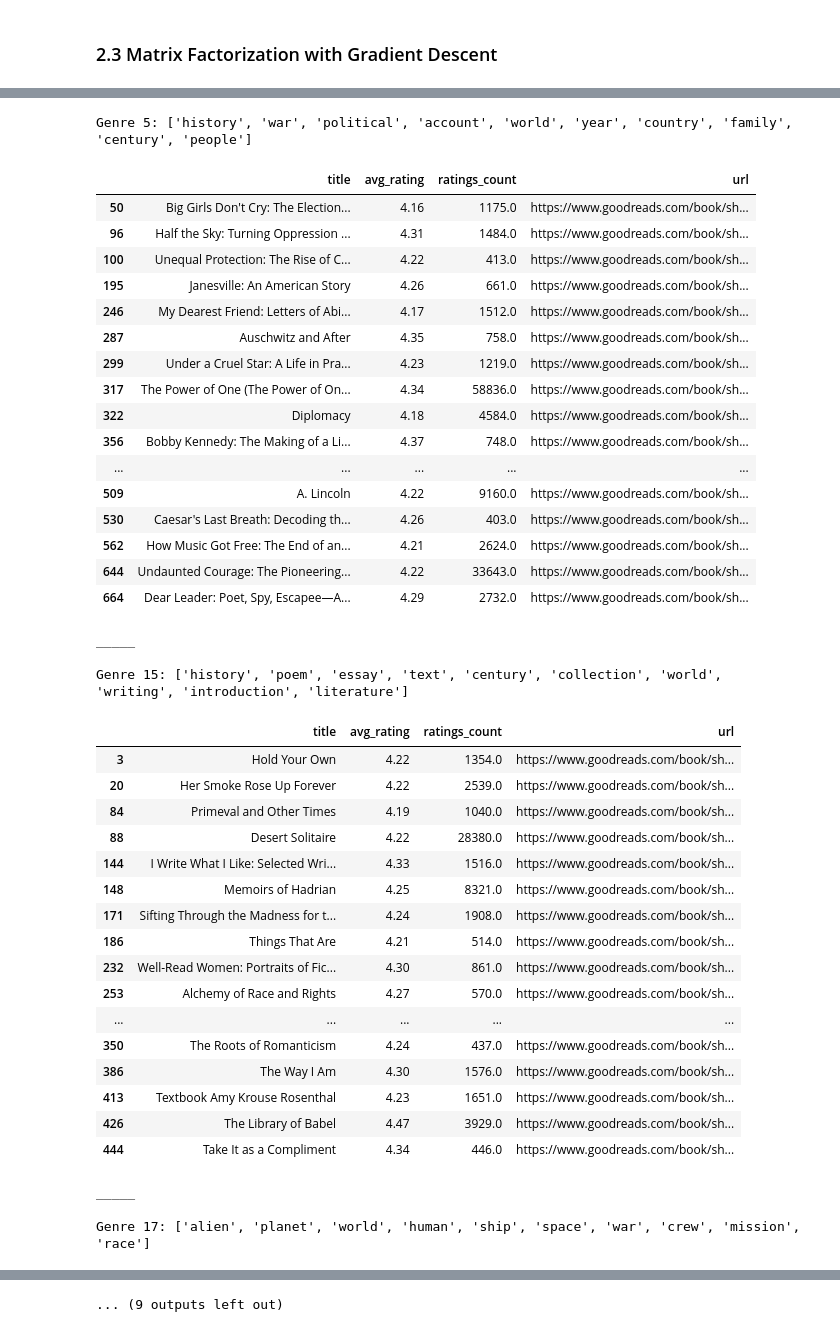
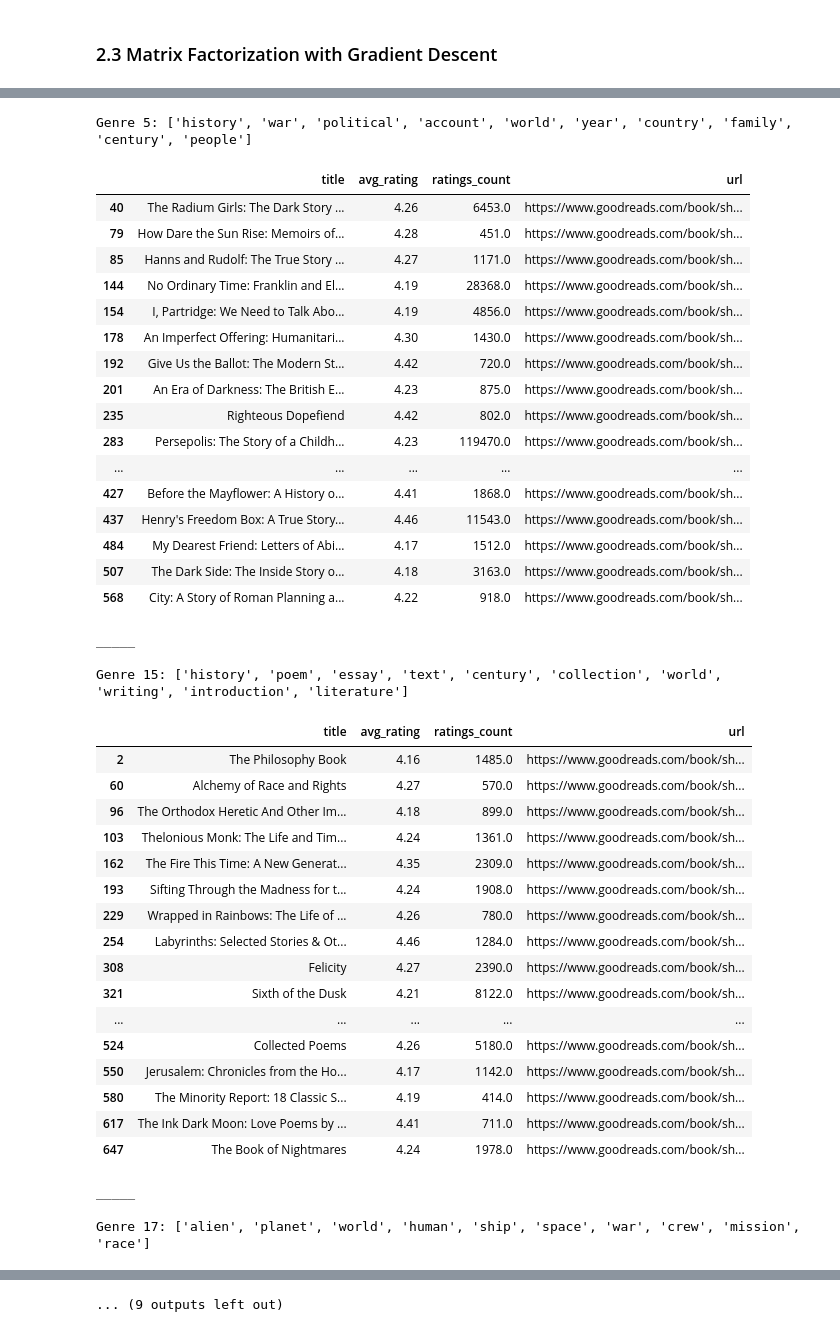
Before and after one commit to mraottth/projects, a Jupyter notebook: Goodreads Book Recommender/02_book_recommender.ipynb, the cells around one changed output, grey strips where cells are left out. Cells and saved outputs as stored; diff of their text form; code cells hidden in the pictures.

```diff
--- a/Goodreads Book Recommender/02_book_recommender.ipynb
+++ b/Goodreads Book Recommender/02_book_recommender.ipynb
@@ -739,5 +740,5 @@ def matrix_factorization(R, k=5, steps=4000, lr=0.0002, beta=0.02, verbose=0):
     return preds, P, Q.T
 # %%
 # Train model and get predictions
-preds, user_embeddings, item_embeddings = matrix_factorization(R, k=30, lr=0.0001, steps=5000, verbose=1)
+preds, user_embed, item_embed = matrix_factorization(R, k_components=15, lr=0.0005, beta=0.07, steps=20000, verbose=1)
 # %% [output]
@@ -814,56 +815,56 @@ Predictions on Unread Books
 # %%
 # Highest rated books by each of the top genres
 show_top_recs_by_genre(
     target_user_ratings,
     large_neighborhood_ratings,
     preds=top_preds,
     how="MF",
     whose_genres="target",
     n_genres=10,
     min_score=4.15,
     min_ratings=400,
     n_recs=20,
-    write_to_excel=True
+    write_to_excel=False
 )
 # %% [output]
 Genre 5: ['history', 'war', 'political', 'account', 'world', 'year', 'country', 'family', 'century', 'people']
 |  | title | avg_rating | ratings_count | url |
-| 50 | Big Girls Don't Cry: The Election... | 4.16 | 1175.0 | https://www.goodreads.com/book/sh... |
-| 96 | Half the Sky: Turning Oppression ... | 4.31 | 1484.0 | https://www.goodreads.com/book/sh... |
-| 100 | Unequal Protection: The Rise of C... | 4.22 | 413.0 | https://www.goodreads.com/book/sh... |
-| 195 | Janesville: An American Story | 4.26 | 661.0 | https://www.goodreads.com/book/sh... |
-| 246 | My Dearest Friend: Letters of Abi... | 4.17 | 1512.0 | https://www.goodreads.com/book/sh... |
-| 287 | Auschwitz and After | 4.35 | 758.0 | https://www.goodreads.com/book/sh... |
-| 299 | Under a Cruel Star: A Life in Pra... | 4.23 | 1219.0 | https://www.goodreads.com/book/sh... |
-| 317 | The Power of One (The Power of On... | 4.34 | 58836.0 | https://www.goodreads.com/book/sh... |
-| 322 | Diplomacy | 4.18 | 4584.0 | https://www.goodreads.com/book/sh... |
-| 356 | Bobby Kennedy: The Making of a Li... | 4.37 | 748.0 | https://www.goodreads.com/book/sh... |
+| 40 | The Radium Girls: The Dark Story ... | 4.26 | 6453.0 | https://www.goodreads.com/book/sh... |
+| 79 | How Dare the Sun Rise: Memoirs of... | 4.28 | 451.0 | https://www.goodreads.com/book/sh... |
+| 85 | Hanns and Rudolf: The True Story ... | 4.27 | 1171.0 | https://www.goodreads.com/book/sh... |
+| 144 | No Ordinary Time: Franklin and El... | 4.19 | 28368.0 | https://www.goodreads.com/book/sh... |
+| 154 | I, Partridge: We Need to Talk Abo... | 4.19 | 4856.0 | https://www.goodreads.com/book/sh... |
+| 178 | An Imperfect Offering: Humanitari... | 4.30 | 1430.0 | https://www.goodreads.com/book/sh... |
+| 192 | Give Us the Ballot: The Modern St... | 4.42 | 720.0 | https://www.goodreads.com/book/sh... |
+| 201 | An Era of Darkness: The British E... | 4.23 | 875.0 | https://www.goodreads.com/book/sh... |
+| 235 | Righteous Dopefiend | 4.42 | 802.0 | https://www.goodreads.com/book/sh... |
+| 283 | Persepolis: The Story of a Childh... | 4.23 | 119470.0 | https://www.goodreads.com/book/sh... |
 | ... | ... | ... | ... | ... |
-| 509 | A. Lincoln | 4.22 | 9160.0 | https://www.goodreads.com/book/sh... |
-| 530 | Caesar's Last Breath: Decoding th... | 4.26 | 403.0 | https://www.goodreads.com/book/sh... |
-| 562 | How Music Got Free: The End of an... | 4.21 | 2624.0 | https://www.goodreads.com/book/sh... |
-| 644 | Undaunted Courage: The Pioneering... | 4.22 | 33643.0 | https://www.goodreads.com/book/sh... |
-| 664 | Dear Leader: Poet, Spy, Escapee—A... | 4.29 | 2732.0 | https://www.goodreads.com/book/sh... |
+| 427 | Before the Mayflower: A History o... | 4.41 | 1868.0 | https://www.goodreads.com/book/sh... |
+| 437 | Henry's Freedom Box: A True Story... | 4.46 | 11543.0 | https://www.goodreads.com/book/sh... |
+| 484 | My Dearest Friend: Letters of Abi... | 4.17 | 1512.0 | https://www.goodreads.com/book/sh... |
+| 507 | The Dark Side: The Inside Story o... | 4.18 | 3163.0 | https://www.goodreads.com/book/sh... |
+| 568 | City: A Story of Roman Planning a... | 4.22 | 918.0 | https://www.goodreads.com/book/sh... |
 _____
 
 Genre 15: ['history', 'poem', 'essay', 'text', 'century', 'collection', 'world', 'writing', 'introduction', 'literature']
 |  | title | avg_rating | ratings_count | url |
-| 3 | Hold Your Own | 4.22 | 1354.0 | https://www.goodreads.com/book/sh... |
-| 20 | Her Smoke Rose Up Forever | 4.22 | 2539.0 | https://www.goodreads.com/book/sh... |
-| 84 | Primeval and Other Times | 4.19 | 1040.0 | https://www.goodreads.com/book/sh... |
-| 88 | Desert Solitaire | 4.22 | 28380.0 | https://www.goodreads.com/book/sh... |
-| 144 | I Write What I Like: Selected Wri... | 4.33 | 1516.0 | https://www.goodreads.com/book/sh... |
-| 148 | Memoirs of Hadrian | 4.25 | 8321.0 | https://www.goodreads.com/book/sh... |
-| 171 | Sifting Through the Madness for t... | 4.24 | 1908.0 | https://www.goodreads.com/book/sh... |
-| 186 | Things That Are | 4.21 | 514.0 | https://www.goodreads.com/book/sh... |
-| 232 | Well-Read Women: Portraits of Fic... | 4.30 | 861.0 | https://www.goodreads.com/book/sh... |
-| 253 | Alchemy of Race and Rights | 4.27 | 570.0 | https://www.goodreads.com/book/sh... |
+| 2 | The Philosophy Book | 4.16 | 1485.0 | https://www.goodreads.com/book/sh... |
+| 60 | Alchemy of Race and Rights | 4.27 | 570.0 | https://www.goodreads.com/book/sh... |
+| 96 | The Orthodox Heretic And Other Im... | 4.18 | 899.0 | https://www.goodreads.com/book/sh... |
+| 103 | Thelonious Monk: The Life and Tim... | 4.24 | 1361.0 | https://www.goodreads.com/book/sh... |
+| 162 | The Fire This Time: A New Generat... | 4.35 | 2309.0 | https://www.goodreads.com/book/sh... |
+| 193 | Sifting Through the Madness for t... | 4.24 | 1908.0 | https://www.goodreads.com/book/sh... |
+| 229 | Wrapped in Rainbows: The Life of ... | 4.26 | 780.0 | https://www.goodreads.com/book/sh... |
+| 254 | Labyrinths: Selected Stories & Ot... | 4.46 | 1284.0 | https://www.goodreads.com/book/sh... |
+| 308 | Felicity | 4.27 | 2390.0 | https://www.goodreads.com/book/sh... |
+| 321 | Sixth of the Dusk | 4.21 | 8122.0 | https://www.goodreads.com/book/sh... |
 | ... | ... | ... | ... | ... |
-| 350 | The Roots of Romanticism | 4.24 | 437.0 | https://www.goodreads.com/book/sh... |
-| 386 | The Way I Am | 4.30 | 1576.0 | https://www.goodreads.com/book/sh... |
-| 413 | Textbook Amy Krouse Rosenthal | 4.23 | 1651.0 | https://www.goodreads.com/book/sh... |
-| 426 | The Library of Babel | 4.47 | 3929.0 | https://www.goodreads.com/book/sh... |
-| 444 | Take It as a Compliment | 4.34 | 446.0 | https://www.goodreads.com/book/sh... |
+| 524 | Collected Poems | 4.26 | 5180.0 | https://www.goodreads.com/book/sh... |
+| 550 | Jerusalem: Chronicles from the Ho... | 4.17 | 1142.0 | https://www.goodreads.com/book/sh... |
+| 580 | The Minority Report: 18 Classic S... | 4.19 | 414.0 | https://www.goodreads.com/book/sh... |
+| 617 | The Ink Dark Moon: Love Poems by ... | 4.41 | 711.0 | https://www.goodreads.com/book/sh... |
+| 647 | The Book of Nightmares | 4.24 | 1978.0 | https://www.goodreads.com/book/sh... |
 _____
 
 Genre 17: ['alien', 'planet', 'world', 'human', 'ship', 'space', 'war', 'crew', 'mission', 'race']
```
Also changed, not shown: parts of 13 cells of this notebook, 2 other files.
